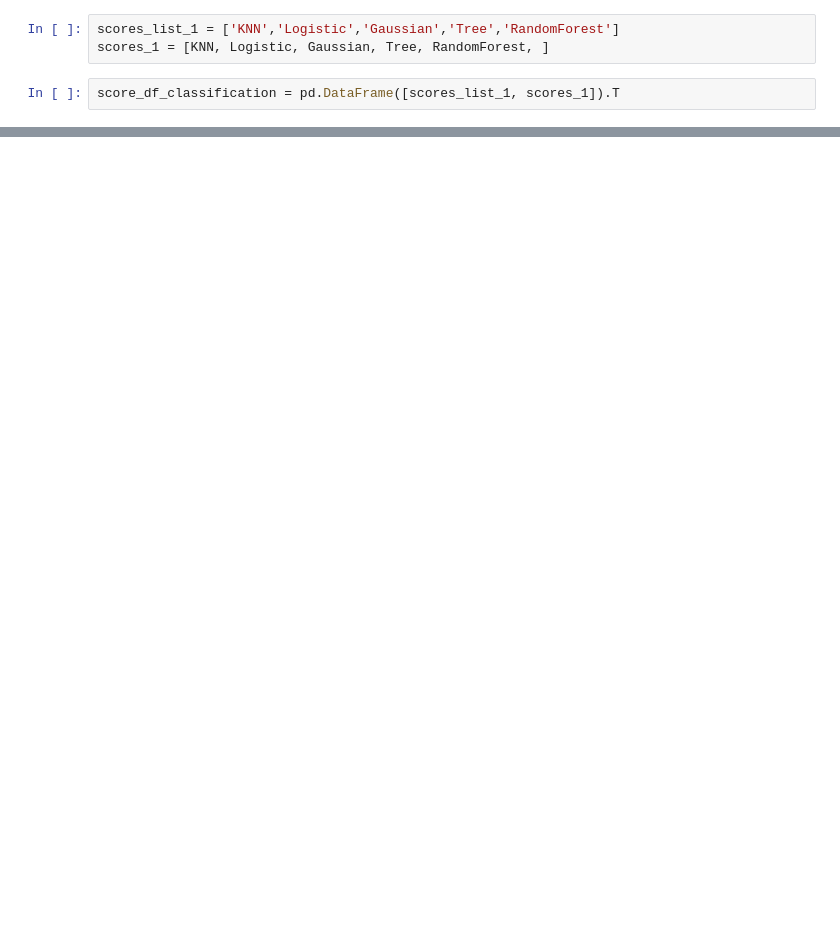
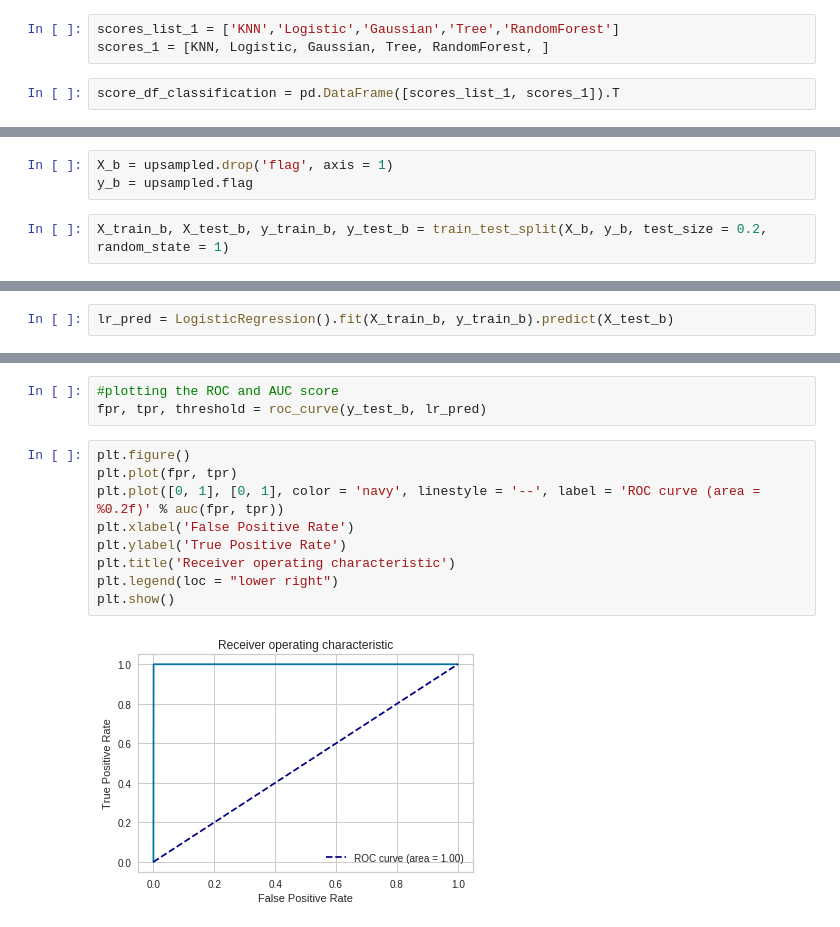
Before and after one commit to Michaels72/AML_Real_Anonymized_Transactions, a Jupyter notebook: AML_Transaction.ipynb, the cells around one changed output, grey strips where cells are left out. Drawn from its saved outputs; the diff is of its cells as text; blank space fills up the shorter version.

```diff
--- a/AML_Transaction.ipynb
+++ b/AML_Transaction.ipynb
@@ -707,0 +762,5 @@ score_df_classification
+# %%
+X_b = upsampled.drop('flag', axis = 1)
+y_b = upsampled.flag
+# %%
+X_train_b, X_test_b, y_train_b, y_test_b = train_test_split(X_b, y_b, test_size = 0.2, random_state = 1)
@@ -707,0 +771,2 @@ score_df_classification
+# %%
+lr_pred = LogisticRegression().fit(X_train_b, y_train_b).predict(X_test_b)
@@ -707,0 +791,14 @@ score_df_classification
+# %%
+#plotting the ROC and AUC score
+fpr, tpr, threshold = roc_curve(y_test_b, lr_pred)
+# %%
+plt.figure()
+plt.plot(fpr, tpr)
+plt.plot([0, 1], [0, 1], color = 'navy', linestyle = '--', label = 'ROC curve (area = %0.2f)' % auc(fpr, tpr))
+plt.xlabel('False Positive Rate')
+plt.ylabel('True Positive Rate')
+plt.title('Receiver operating characteristic')
+plt.legend(loc = "lower right")
+plt.show()
+# %% [output]
+[figure, added]
```
Also changed, not shown: parts of 37 cells of this notebook.
